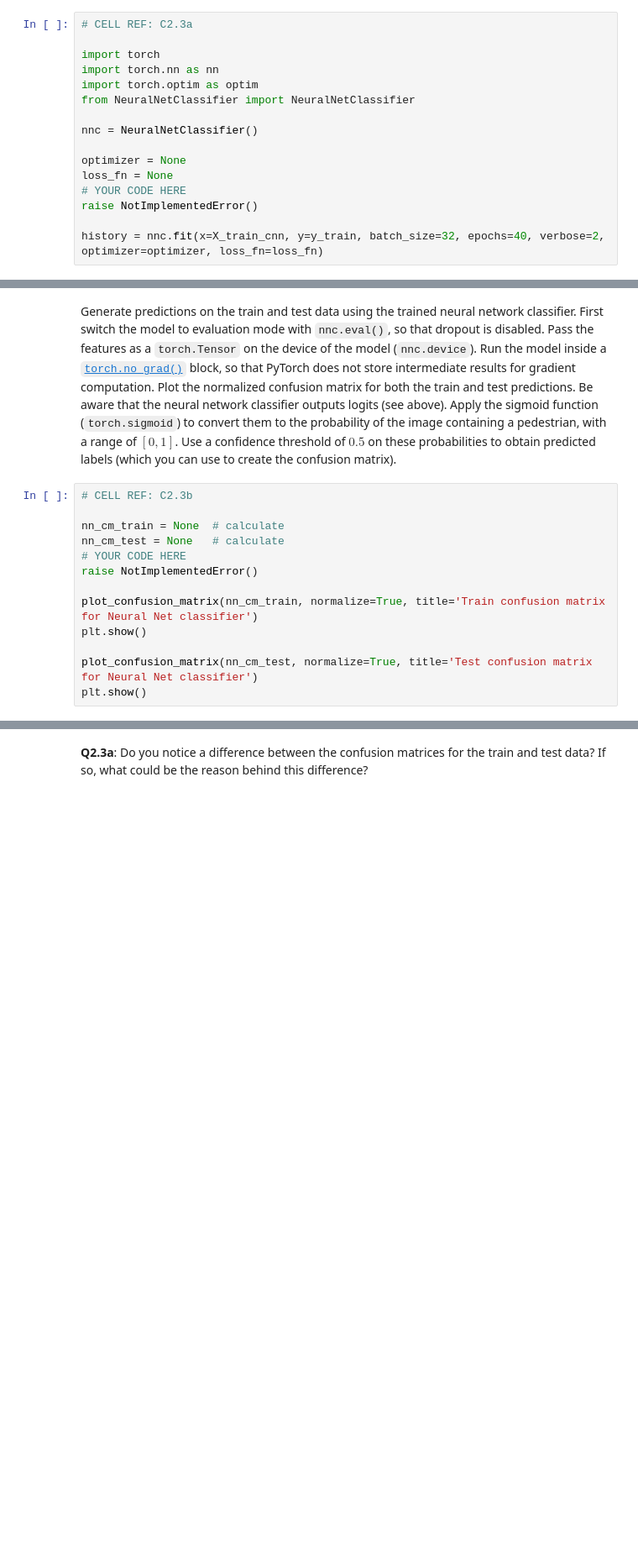
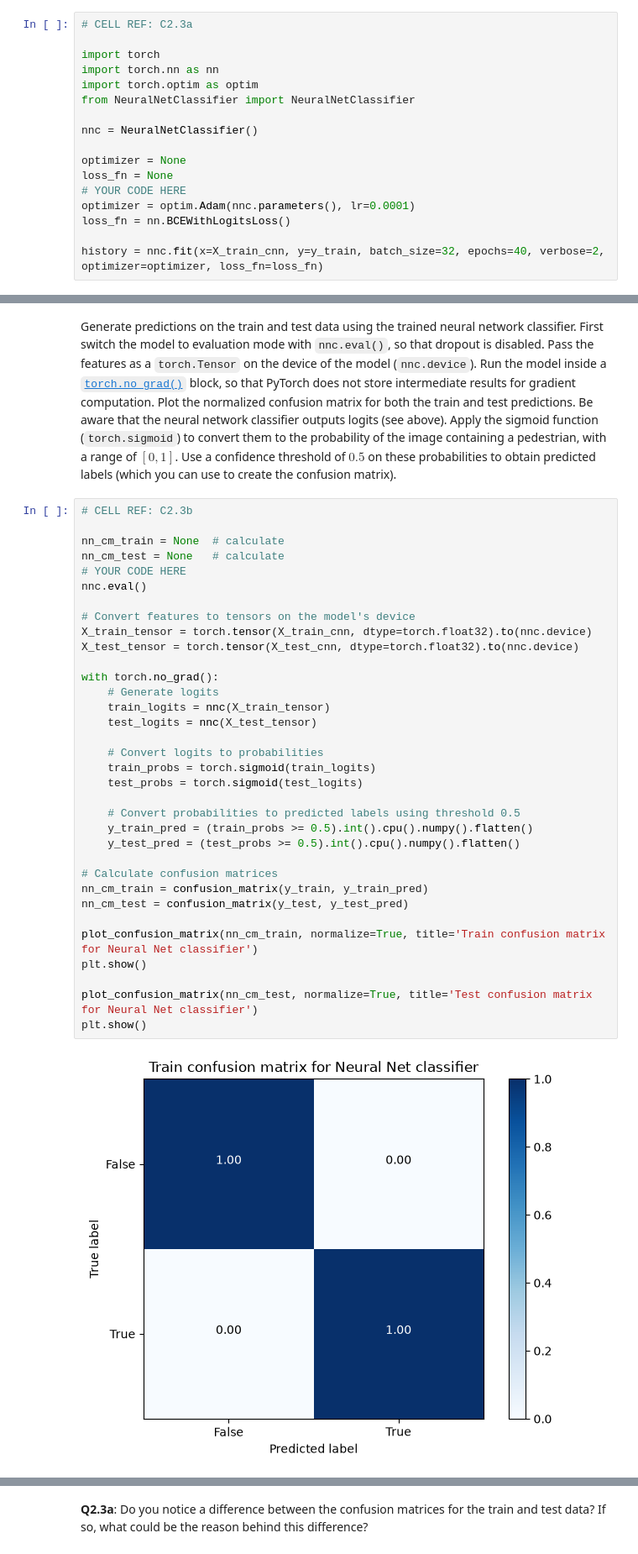
Before and after one commit to Aditto991/RO47004-Practicum1, a Jupyter notebook: practicum1.ipynb, the cells around one changed output, grey strips where cells are left out. Shown at 84% size. Drawn from its saved outputs; the diff is of its cells as text; blank space fills up the shorter version.

```diff
--- a/practicum1.ipynb
+++ b/practicum1.ipynb
@@ -701,6 +727,7 @@ nnc = NeuralNetClassifier()
 optimizer = None
 loss_fn = None
 # YOUR CODE HERE
-raise NotImplementedError()
+optimizer = optim.Adam(nnc.parameters(), lr=0.0001)
+loss_fn = nn.BCEWithLogitsLoss()
 
 history = nnc.fit(x=X_train_cnn, y=y_train, batch_size=32, epochs=40, verbose=2, optimizer=optimizer, loss_fn=loss_fn)
@@ -709,13 +754,36 @@ Generate predictions on the train and test data using the trained neural network
 # %%
 # CELL REF: C2.3b
 
 nn_cm_train = None  # calculate
 nn_cm_test = None   # calculate
 # YOUR CODE HERE
-raise NotImplementedError()
+nnc.eval()
+
+# Convert features to tensors on the model's device
+X_train_tensor = torch.tensor(X_train_cnn, dtype=torch.float32).to(nnc.device)
+X_test_tensor = torch.tensor(X_test_cnn, dtype=torch.float32).to(nnc.device)
+
+with torch.no_grad():
+    # Generate logits
+    train_logits = nnc(X_train_tensor)
+    test_logits = nnc(X_test_tensor)
+
+    # Convert logits to probabilities
+    train_probs = torch.sigmoid(train_logits)
+    test_probs = torch.sigmoid(test_logits)
+
+    # Convert probabilities to predicted labels using threshold 0.5
+    y_train_pred = (train_probs >= 0.5).int().cpu().numpy().flatten()
+    y_test_pred = (test_probs >= 0.5).int().cpu().numpy().flatten()
+
+# Calculate confusion matrices
+nn_cm_train = confusion_matrix(y_train, y_train_pred)
+nn_cm_test = confusion_matrix(y_test, y_test_pred)
 
 plot_confusion_matrix(nn_cm_train, normalize=True, title='Train confusion matrix for Neural Net classifier')
 plt.show()
 
 plot_confusion_matrix(nn_cm_test, normalize=True, title='Test confusion matrix for Neural Net classifier')
 plt.show()
+# %% [output]
+[figure, added]
```
Also changed, not shown: parts of 6 cells of this notebook.
